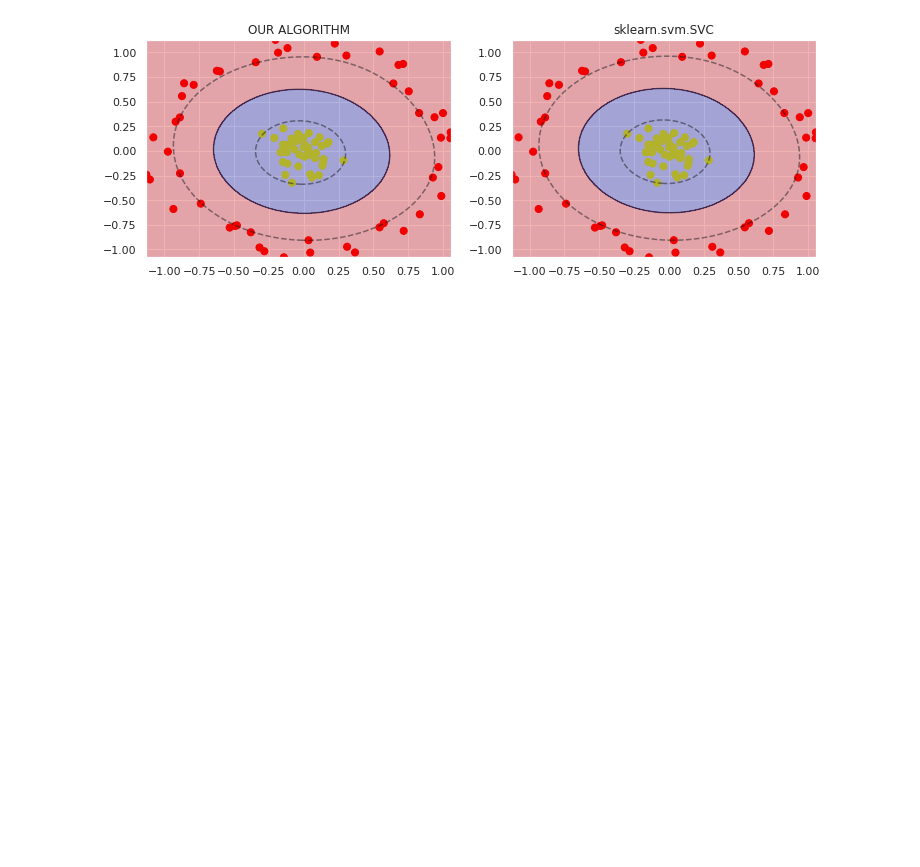
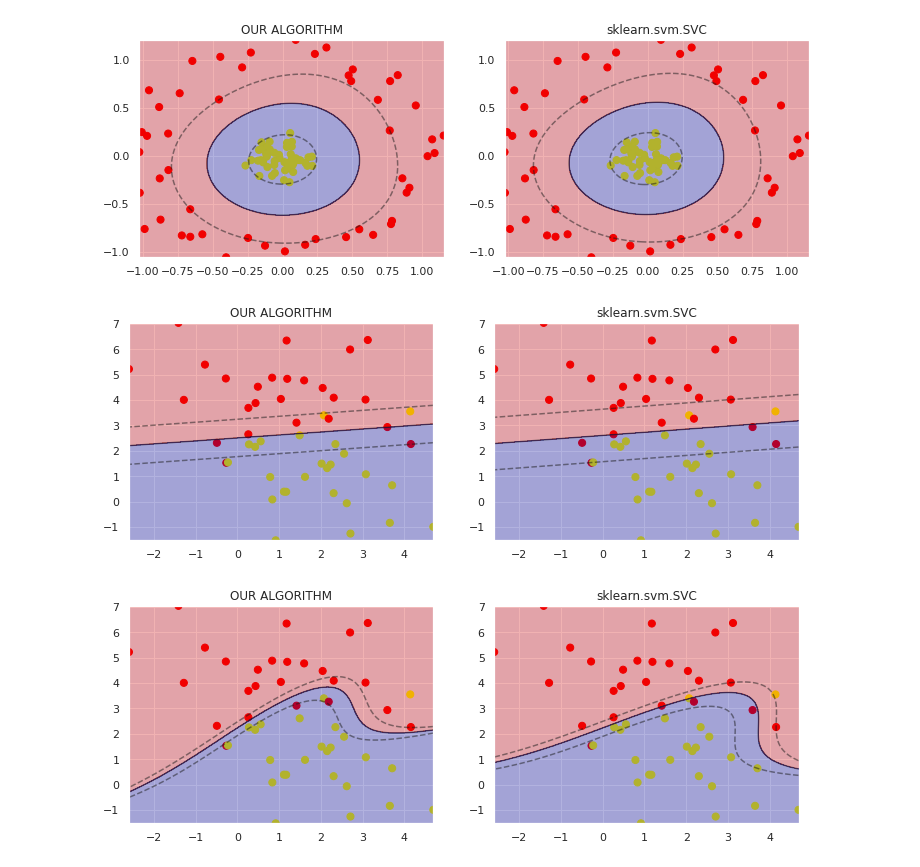
Before and after one commit to fbeilstein/simplest_smo_ever, a Jupyter notebook: simple_svm.ipynb, the cells around one changed output. Saved outputs shown, nothing was run; the diff lists cells and outputs as text; code cells hidden in the pictures; blank space fills up the shorter version.

```diff
--- a/simple_svm.ipynb
+++ b/simple_svm.ipynb
@@ -38,34 +38,42 @@ class SVM:
     return np.sum(self.kernel(X, self.X) * self.y * self.lambdas, axis=1) + self.b
 
 
 
 ######### TESTS ############
+######### TESTS ############
 from sklearn.svm import SVC
 import matplotlib.pyplot as plt
 import seaborn as sns; sns.set()
 from sklearn.datasets import make_blobs, make_circles
 from matplotlib.colors import ListedColormap
-
-X, y = make_blobs(n_samples=50, centers=2, random_state=0, cluster_std=1.4)
-X, y = make_circles(100, factor=.1, noise=.1)
 
 def test_plot(X, y, svm_model, axes, title):
   plt.axes(axes)
   xlim = [np.min(X[:, 0]), np.max(X[:, 0])]
   ylim = [np.min(X[:, 1]), np.max(X[:, 1])]
   xx, yy = np.meshgrid(np.linspace(*xlim, num=700), np.linspace(*ylim, num=700))
   rgb=np.array([[210, 0, 0], [0, 0, 150]])/255.0
 
   svm_model.fit(X, y)
   z_model = svm_model.decision_function(np.c_[xx.ravel(), yy.ravel()]).reshape(xx.shape)
 
   plt.scatter(X[:, 0], X[:, 1], c=y, s=50, cmap='autumn')
   plt.contour(xx, yy, z_model, colors='k', levels=[-1, 0, 1], alpha=0.5, linestyles=['--', '-', '--'])
   plt.contourf(xx, yy, np.sign(z_model.reshape(xx.shape)), alpha=0.3, levels=2, cmap=ListedColormap(rgb), zorder=1)
   plt.title(title)
 
+X, y = make_circles(100, factor=.1, noise=.1)
 fig, axs = plt.subplots(nrows=1,ncols=2,figsize=(12,4))
 test_plot(X, y, SVM(kernel='rbf', C=10, max_iter=60, degree=3, gamma=1), axs[0], 'OUR ALGORITHM')
 test_plot(X, y, SVC(kernel='rbf', C=10, degree=3, gamma=1), axs[1], 'sklearn.svm.SVC')
+X, y = make_blobs(n_samples=50, centers=2, random_state=0, cluster_std=1.4)
+fig, axs = plt.subplots(nrows=1,ncols=2,figsize=(12,4))
+test_plot(X, y, SVM(kernel='linear', C=10, max_iter=60, degree=3, gamma=1), axs[0], 'OUR ALGORITHM')
+test_plot(X, y, SVC(kernel='linear', C=10, degree=3, gamma=1), axs[1], 'sklearn.svm.SVC')
+fig, axs = plt.subplots(nrows=1,ncols=2,figsize=(12,4))
+test_plot(X, y, SVM(kernel='poly', C=10, max_iter=60, degree=3, gamma=1), axs[0], 'OUR ALGORITHM')
+test_plot(X, y, SVC(kernel='poly', C=10, degree=3, gamma=1), axs[1], 'sklearn.svm.SVC')
 # %% [output]
-[figure, old version]
+[figure, new version]
+[figure, added]
+[figure, added]
```
Also changed, not shown: parts of 1 cell of this notebook.
